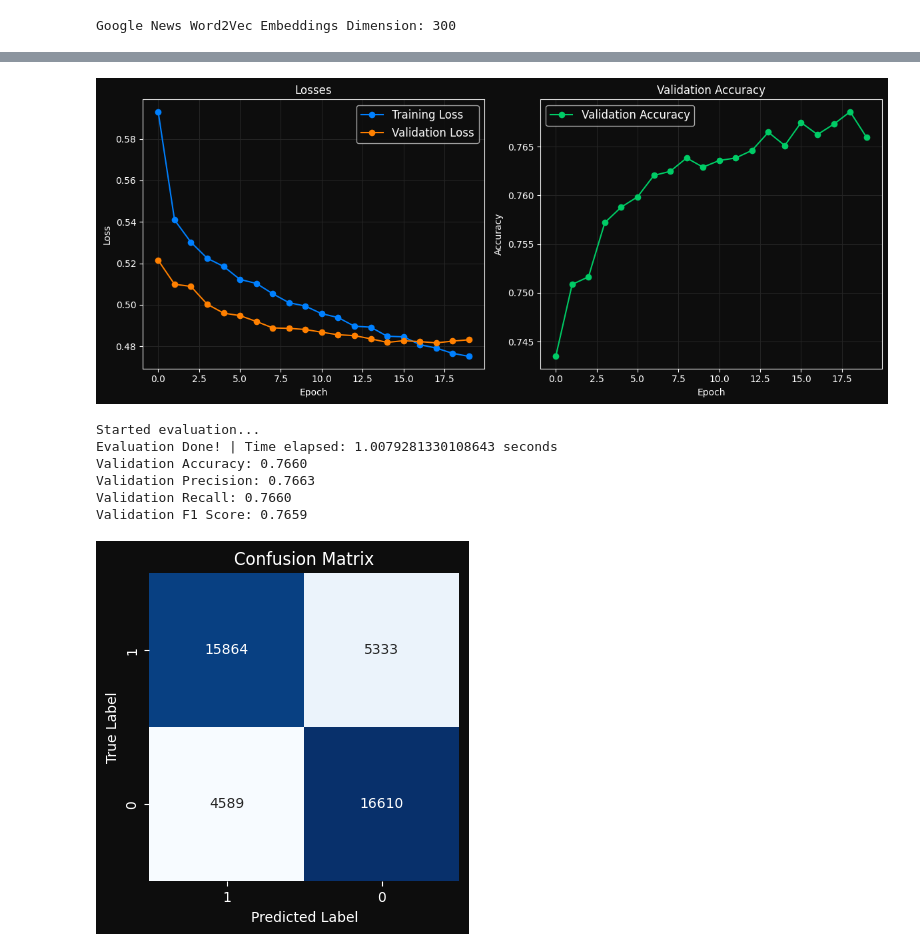
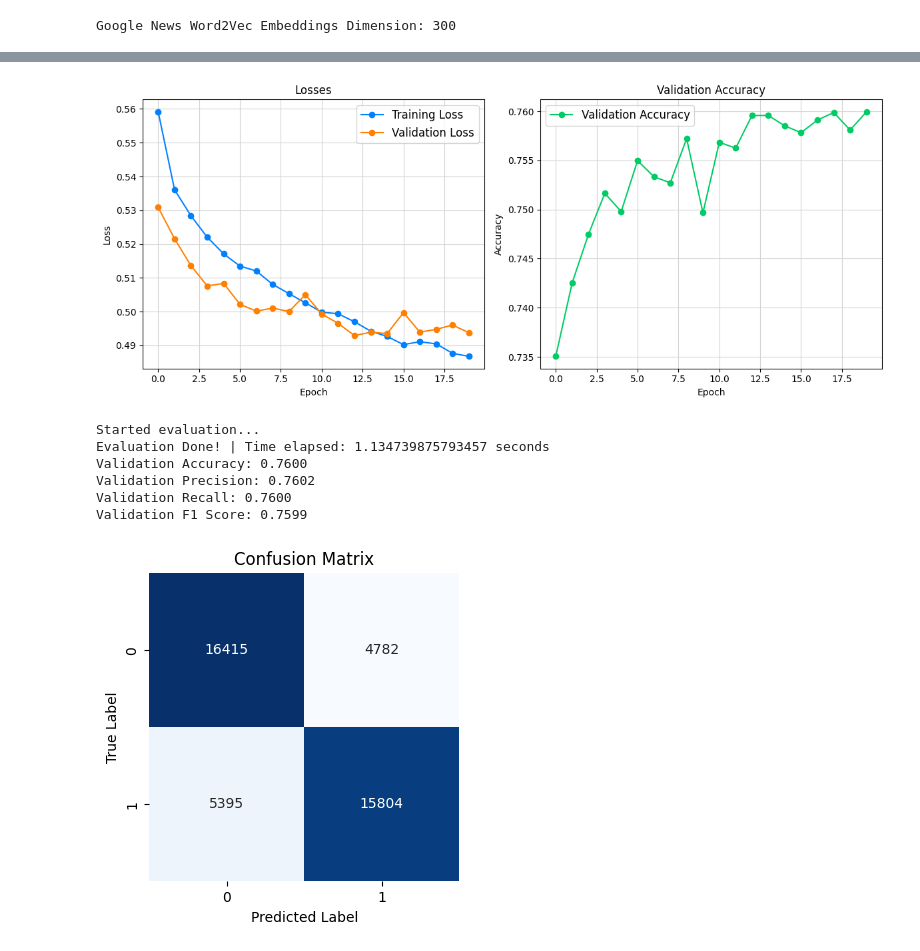
Before and after one commit to AntonisZks/Deep-Learning-for-Natural-Language-Processing, a Jupyter notebook: Notebooks/feed_forward_neural_network.ipynb, the cells around one changed output, grey strips where cells are left out. Cells and saved outputs as stored; diff of their text form; code cells hidden in the pictures.

```diff
--- a/Notebooks/feed_forward_neural_network.ipynb
+++ b/Notebooks/feed_forward_neural_network.ipynb
@@ -2256,0 +2272,12 @@ submission_df
+# %%
+import optuna
+
+# Create a study object and optimize the objective function
+study = optuna.create_study(direction='maximize')
+study.optimize(objective, n_trials=5)
+
+# Print the best trial of the study optimization
+trial = study.best_trial
+print(f"Best trial: {trial.number}")
+print(f"Values: {trial.values}")
+print(f"Params: {trial.params}")
@@ -2327,26 +2447,30 @@ test_dataset = TestTextDataset_GoogleNews(
 )
 
 # Construct the dataloaders
-train_loader = DataLoader(train_dataset, batch_size=256, shuffle=True)
-validation_loader = DataLoader(validation_dataset, batch_size=256, shuffle=False)
-test_loader = DataLoader(test_dataset, batch_size=256, shuffle=False)
+train_loader = DataLoader(train_dataset, batch_size=trial.params['batch_size'], shuffle=True)
+validation_loader = DataLoader(validation_dataset, batch_size=trial.params['batch_size'], shuffle=False)
+test_loader = DataLoader(test_dataset, batch_size=trial.params['batch_size'], shuffle=False)
 # %%
 input_dim = embeddings_dim
 output_dim = len(set(train_df['Label']))  # Number of unique labels
 
 # Define the model
-model_v5 = SentimentClassifier_V5(input_dim, output_dim).to(device)
+model_v7 = SentimentClassifier_V7(
+    input_dim, trial.params['num_layers'], trial.params['neurons_per_layer'], trial.params['dropout_rate']
+).to(device)
 
 # Redefine hyperparameters
 epochs = 20
-learning_rate = 0.001
+learning_rate = trial.params['learning_rate']
 criterion = nn.CrossEntropyLoss()
-optimizer = torch.optim.AdamW(model_v5.parameters(), lr=learning_rate, weight_decay=1e-5)
+optimizer = torch.optim.RMSprop(
+    model_v7.parameters(), lr=trial.params['learning_rate'], weight_decay=trial.params['weight_decay']
+)
 scheduler = torch.optim.lr_scheduler.StepLR(optimizer, step_size=2, gamma=0.5)
 # %%
 # Train the model
-train_losses_v6, val_losses_v6, val_accuracies_v6 = train_model(
-    model_v5, train_loader, validation_loader, criterion, optimizer, scheduler, device, epochs
+train_losses_v7, val_losses_v7, val_accuracies_v7 = train_model(
+    model_v7, train_loader, validation_loader, criterion, optimizer, scheduler, device, epochs
 )
 # %% [output]
 Training Process Started.
@@ -2366,28 +2490,28 @@ Training Process Done! | Time elapsed: 101.51929879188538 seconds
 # %%
 # Plot the results
-plot_results(train_losses_v6, val_losses_v6, val_accuracies_v6)
+plot_results(train_losses_v7, val_losses_v7, val_accuracies_v7)
 # %% [output]
-[figure, old version]
+[figure, new version]
 # %%
 # Evaluate the model
-accuracy_v6, precision_v6, recall_v6, f1_score_v6, conv_matrix_v6 = evaluate_model(model_v5, validation_loader)
-print(f"Validation Accuracy: {accuracy_v6:.4f}")
-print(f"Validation Precision: {precision_v6:.4f}")
-print(f"Validation Recall: {recall_v6:.4f}")
-print(f"Validation F1 Score: {f1_score_v6:.4f}")
+accuracy_v7, precision_v7, recall_v7, f1_score_v7, conv_matrix_v7 = evaluate_model(model_v7, validation_loader)
+print(f"Validation Accuracy: {accuracy_v7:.4f}")
+print(f"Validation Precision: {precision_v7:.4f}")
+print(f"Validation Recall: {recall_v7:.4f}")
+print(f"Validation F1 Score: {f1_score_v7:.4f}")
 # %% [output]
 Started evaluation...
-Evaluation Done! | Time elapsed: 1.0079281330108643 seconds
-Validation Accuracy: 0.7660
-Validation Precision: 0.7663
-Validation Recall: 0.7660
-Validation F1 Score: 0.7659
+Evaluation Done! | Time elapsed: 1.134739875793457 seconds
+Validation Accuracy: 0.7600
+Validation Precision: 0.7602
+Validation Recall: 0.7600
+Validation F1 Score: 0.7599
 # %%
 # Plot the confusion matrix
 fig, ax = plt.subplots(1, 1, figsize=(4, 4))
 fig.patch.set_facecolor(patch_background_color)
 ax.set_facecolor(patch_background_color)
-plot_confusion_matrix(ax, conv_matrix_v6, classes=unique_labels)
+plot_confusion_matrix(ax, conv_matrix_v7, classes=unique_labels)
 plt.show()
 # %% [output]
-[figure, old version]
+[figure, new version]
```
Also changed, not shown: parts of 28 cells of this notebook, 5 other files.
